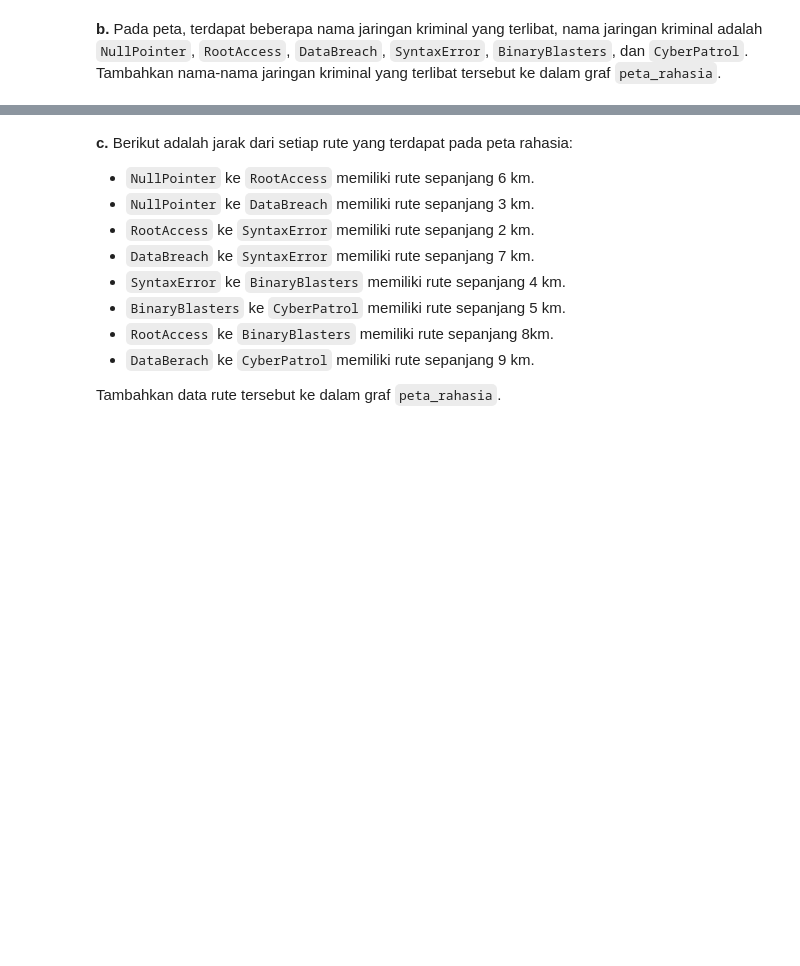
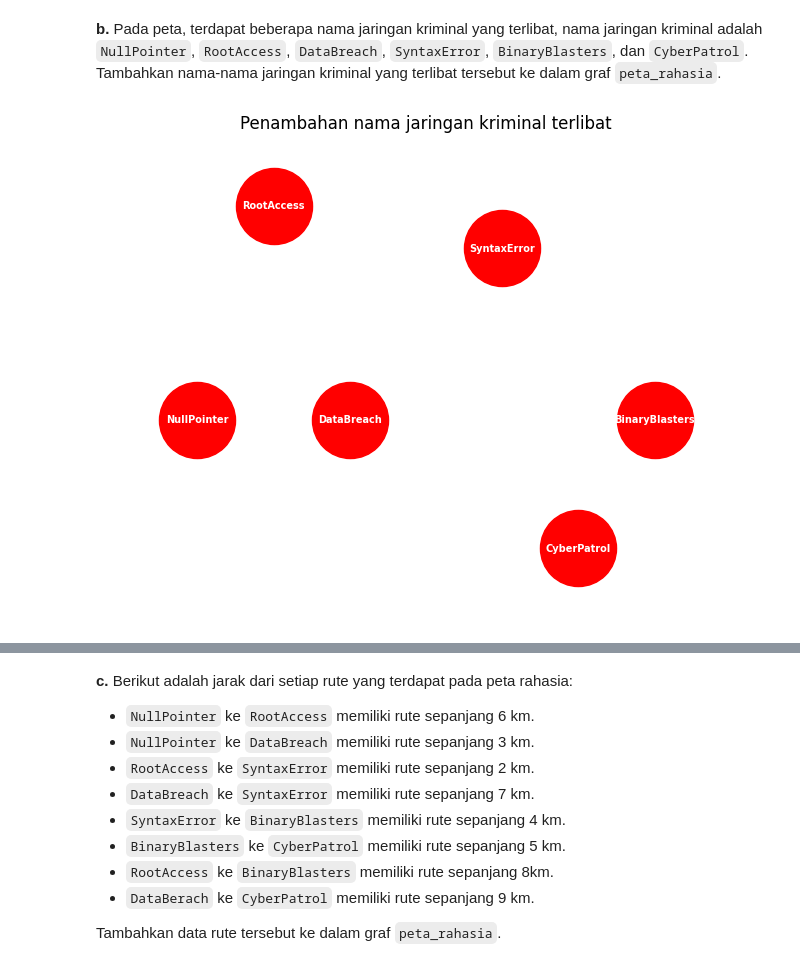
Before and after one commit to AzkaZafran/Tugas-Praktikum-DKA, a Jupyter notebook: pertemuan-6/tugas_mod6/jurnal_mod6.ipynb, the cells around one changed output, grey strips where cells are left out. Saved outputs shown, nothing was run; the diff lists cells and outputs as text; code cells hidden in the pictures; blank space fills up the shorter version.

```diff
--- a/pertemuan-6/tugas_mod6/jurnal_mod6.ipynb
+++ b/pertemuan-6/tugas_mod6/jurnal_mod6.ipynb
@@ -119,8 +124,8 @@ Contoh *output*:
 # %% [markdown]
 **d.** Pada potongan kode dibawah, buat fungsi `heuristable(a, b)`. Karena UCS tidak memperhatikan nilai heuristik, maka cukup kembalikan 0.
 # %%
-def None(a, b) :
-    return None
+def heuristable(a, b) :
+    return 0
 # %% [markdown]
 **e.** Pada potongan kode dibawah, buat kode untuk menemukan rute terpendek dengan mempertimbangkan jarak total antara lokasi awal dan lokasi tujuan yang dimasukkan oleh pengguna.
 
@@ -221,18 +233,20 @@ def show_graph(G, pos=None, title='') :
 **a.** Inisialisasi graf bernama "peta_rahasia" menggunakan **graf berarah** untuk menunjukkan arah jalan rahasia antar markas jaringan kriminal
 # %%
 # Inisialisasi graf berarah
-peta_rahasia = None
+peta_rahasia = nx.DiGraph()
 # %% [markdown]
 **b.** Pada peta, terdapat beberapa nama jaringan kriminal yang terlibat, nama jaringan kriminal adalah `NullPointer`, `RootAccess`, `DataBreach`, `SyntaxError`, `BinaryBlasters`, dan `CyberPatrol`. Tambahkan nama-nama jaringan kriminal yang terlibat tersebut ke dalam graf `peta_rahasia`.
 # %%
 # List nama sindikat gang yang terlibat
-None
+criminalNodes = [x for x in pos.keys()]
 
 # Tambahkan node dari daftar sindikat gang yang terlibat
-None
+peta_rahasia.add_nodes_from(criminalNodes)
 
 # Tampilkan graf peta_rahasia setelah penambahan node
-show_graph(None)
+show_graph(peta_rahasia, pos, 'Penambahan nama jaringan kriminal terlibat')
+# %% [output]
+[figure, added]
 # %% [markdown]
 Contoh *output*:
 
```
Also changed, not shown: parts of 12 cells of this notebook.
